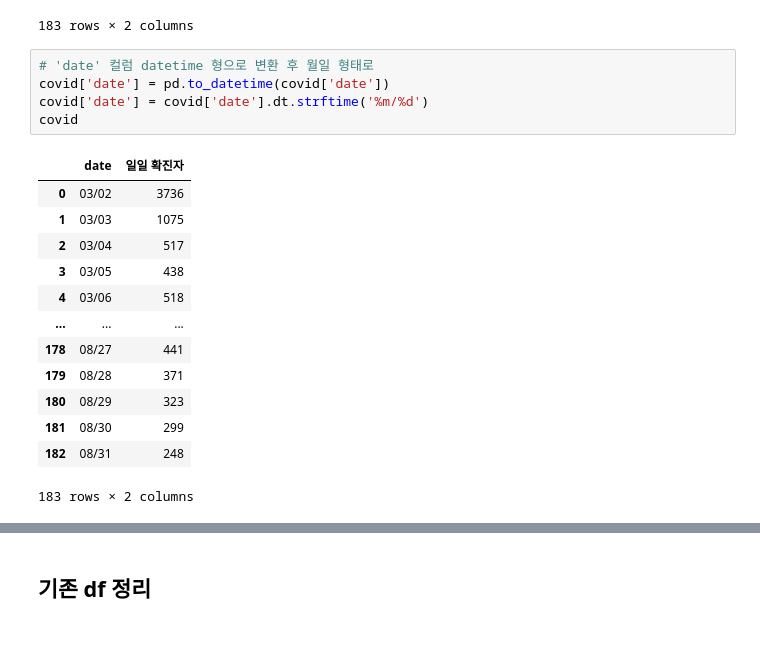
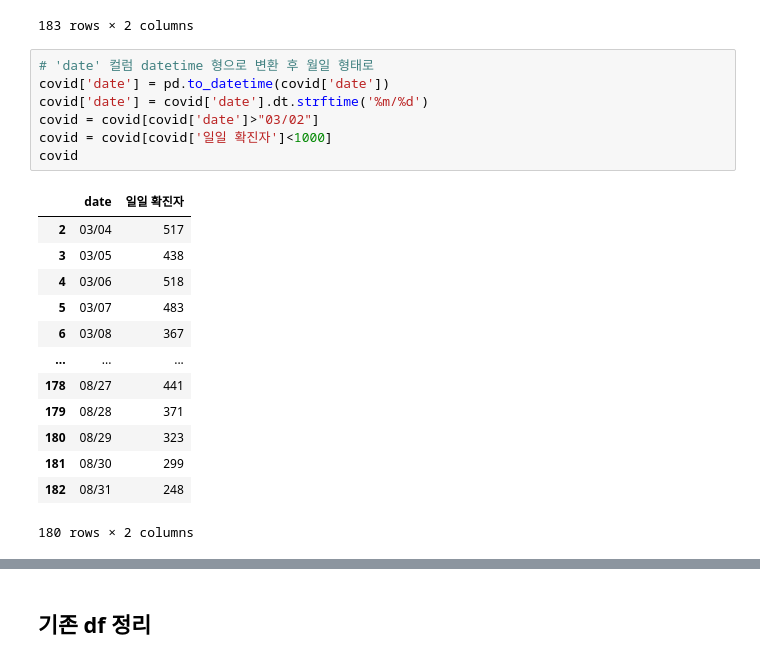
Before and after one commit to Hyun-Jun-Lee/News_Analysis, a Jupyter notebook: text_analysist.ipynb, the cells around one changed output, grey strips where cells are left out. Saved outputs shown, nothing was run; the diff lists cells and outputs as text.

```diff
--- a/text_analysist.ipynb
+++ b/text_analysist.ipynb
@@ -230,19 +227,21 @@ covid
 # %%
 # 'date' 컬럼 datetime 형으로 변환 후 월일 형태로
 covid['date'] = pd.to_datetime(covid['date'])
 covid['date'] = covid['date'].dt.strftime('%m/%d')
+covid = covid[covid['date']>"03/02"]
+covid = covid[covid['일일 확진자']<1000]
 covid
 # %% [output]
 |  | date | 일일 확진자 |
-| 0 | 03/02 | 3736 |
-| 1 | 03/03 | 1075 |
 | 2 | 03/04 | 517 |
 | 3 | 03/05 | 438 |
 | 4 | 03/06 | 518 |
+| 5 | 03/07 | 483 |
+| 6 | 03/08 | 367 |
 | ... | ... | ... |
 | 178 | 08/27 | 441 |
 | 179 | 08/28 | 371 |
 | 180 | 08/29 | 323 |
 | 181 | 08/30 | 299 |
 | 182 | 08/31 | 248 |
-183 rows × 2 columns
+180 rows × 2 columns
```
Also changed, not shown: parts of 21 cells of this notebook.
